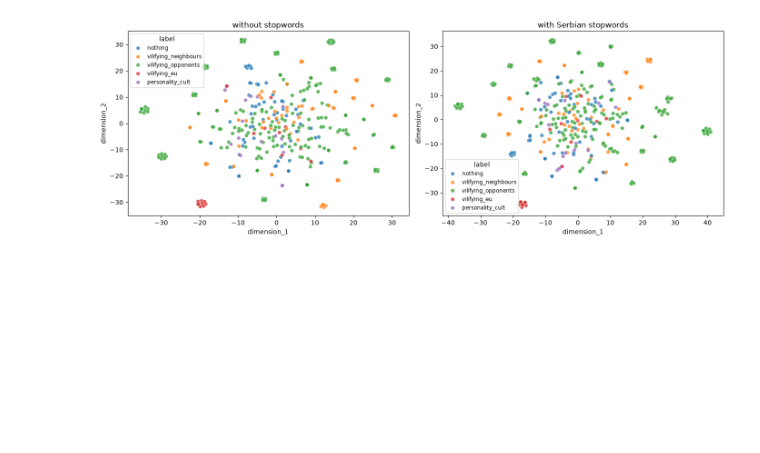
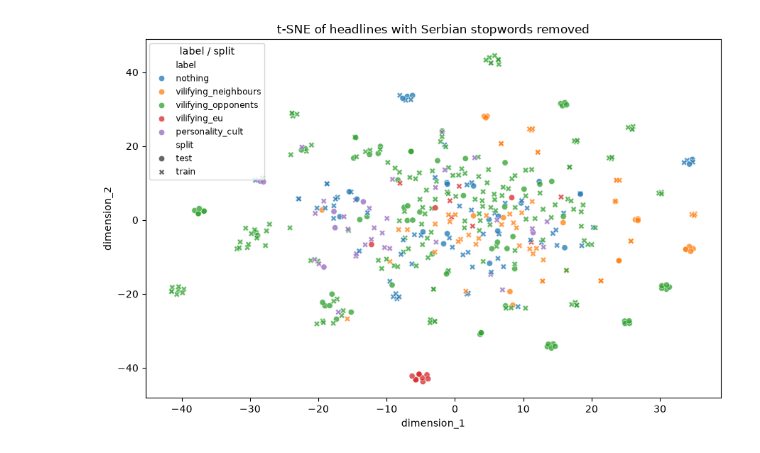
Before and after one commit to jtakalai/propaganda-radar, a Jupyter notebook: regression/tsne-example.ipynb, the cells around one changed output. Cells and saved outputs as stored; diff of their text form; code cells hidden in the pictures; blank space fills up the shorter version.

```diff
--- a/regression/tsne-example.ipynb
+++ b/regression/tsne-example.ipynb
@@ -1,53 +1,85 @@
 # %%
 from pathlib import Path
 import sys
 
 import matplotlib.pyplot as plt
 import pandas as pd
 import seaborn as sns
+from sklearn.feature_extraction.text import TfidfVectorizer
+from sklearn.linear_model import LogisticRegression
 from sklearn.manifold import TSNE
 from sklearn.decomposition import TruncatedSVD
+from sklearn.metrics import accuracy_score, balanced_accuracy_score
+from sklearn.pipeline import make_pipeline
 
 sys.path.insert(0, str(Path.cwd()))
 
-from data import load_data, load_stopwords
-from model import build_model
+from data import load_data, load_stopwords, make_groups
+from evaluation import split_data
 
-data = load_data()
-stopword_options = {
-    "without stopwords": None,
-    "with Serbian stopwords": load_stopwords(),
-}
+data = load_data("../data/processed/headlines.csv")
+data["group"] = make_groups(data)
+train_indices, test_indices = split_data(data)
+train = data.iloc[train_indices]
+test = data.iloc[test_indices]
+data["split"] = "train"
+data.loc[data.index[test_indices], "split"] = "test"
 
+stopwords = load_stopwords()
 perplexity = min(20, max(5, (len(data) - 1) // 3))
-fig, axes = plt.subplots(1, len(stopword_options), figsize=(14, 5))
+vectorizer = TfidfVectorizer(
+    stop_words=stopwords,
+    ngram_range=(1, 2),
+    sublinear_tf=True,
+    min_df=1,
+)
+features = vectorizer.fit_transform(data["headline"])
+n_components = min(50, features.shape[1] - 1, features.shape[0] - 1)
+reduced = TruncatedSVD(n_components=n_components, random_state=42).fit_transform(features)
+embedding = TSNE(
+    n_components=2,
+    perplexity=perplexity,
+    init="random",
+    random_state=42,
+).fit_transform(reduced)
 
-for axis, (name, stopwords) in zip(axes, stopword_options.items()):
-    model = build_model(stopwords)
-    features = model.named_steps["tfidf"].fit_transform(data["headline"])
-    n_components = min(50, features.shape[1] - 1, features.shape[0] - 1)
-    reduced = TruncatedSVD(n_components=n_components, random_state=42).fit_transform(features)
-    embedding = TSNE(
-        n_components=2,
-        perplexity=perplexity,
-        init="random",
-        random_state=42,
-    ).fit_transform(reduced)
-
-    plot_data = pd.DataFrame(embedding, columns=["dimension_1", "dimension_2"])
-    plot_data["label"] = data["label"].to_numpy()
-    sns.scatterplot(
-        data=plot_data,
-        x="dimension_1",
-        y="dimension_2",
-        hue="label",
-        ax=axis,
-        alpha=0.75,
-    )
-    axis.set_title(name)
-    axis.legend(title="label", fontsize="small")
-
+plot_data = pd.DataFrame(embedding, columns=["dimension_1", "dimension_2"])
+plot_data["label"] = data["label"].to_numpy()
+plot_data["split"] = data["split"].to_numpy()
+fig, axis = plt.subplots(figsize=(9, 6))
+sns.scatterplot(
+    data=plot_data,
+    x="dimension_1",
+    y="dimension_2",
+    hue="label",
+    style="split",
+    ax=axis,
+    alpha=0.75,
+)
+axis.set_title("t-SNE of headlines with Serbian stopwords removed")
+axis.legend(title="label / split", fontsize="small")
 plt.tight_layout()
 plt.show()
+
+classifier = make_pipeline(
+    TfidfVectorizer(
+        stop_words=stopwords,
+        ngram_range=(1, 2),
+        sublinear_tf=True,
+        min_df=1,
+    ),
+    LogisticRegression(max_iter=2000, class_weight="balanced", random_state=42),
+)
+classifier.fit(train["headline"], train["label"])
+train_predictions = classifier.predict(train["headline"])
+test_predictions = classifier.predict(test["headline"])
+majority_label = train["label"].value_counts().idxmax()
+baseline_predictions = [majority_label] * len(test)
+
+print(f"Train rows: {len(train)}; test rows: {len(test)}")
+print(f"Train accuracy: {accuracy_score(train['label'], train_predictions):.3f}")
+print(f"Test accuracy: {accuracy_score(test['label'], test_predictions):.3f}")
+print(f"Test balanced accuracy: {balanced_accuracy_score(test['label'], test_predictions):.3f}")
+print(f"Majority baseline test accuracy: {accuracy_score(test['label'], baseline_predictions):.3f}")
 # %% [output]
-[figure, old version]
+[figure, new version]
```
Also changed, not shown: parts of 3 cells of this notebook, 9 other files.
